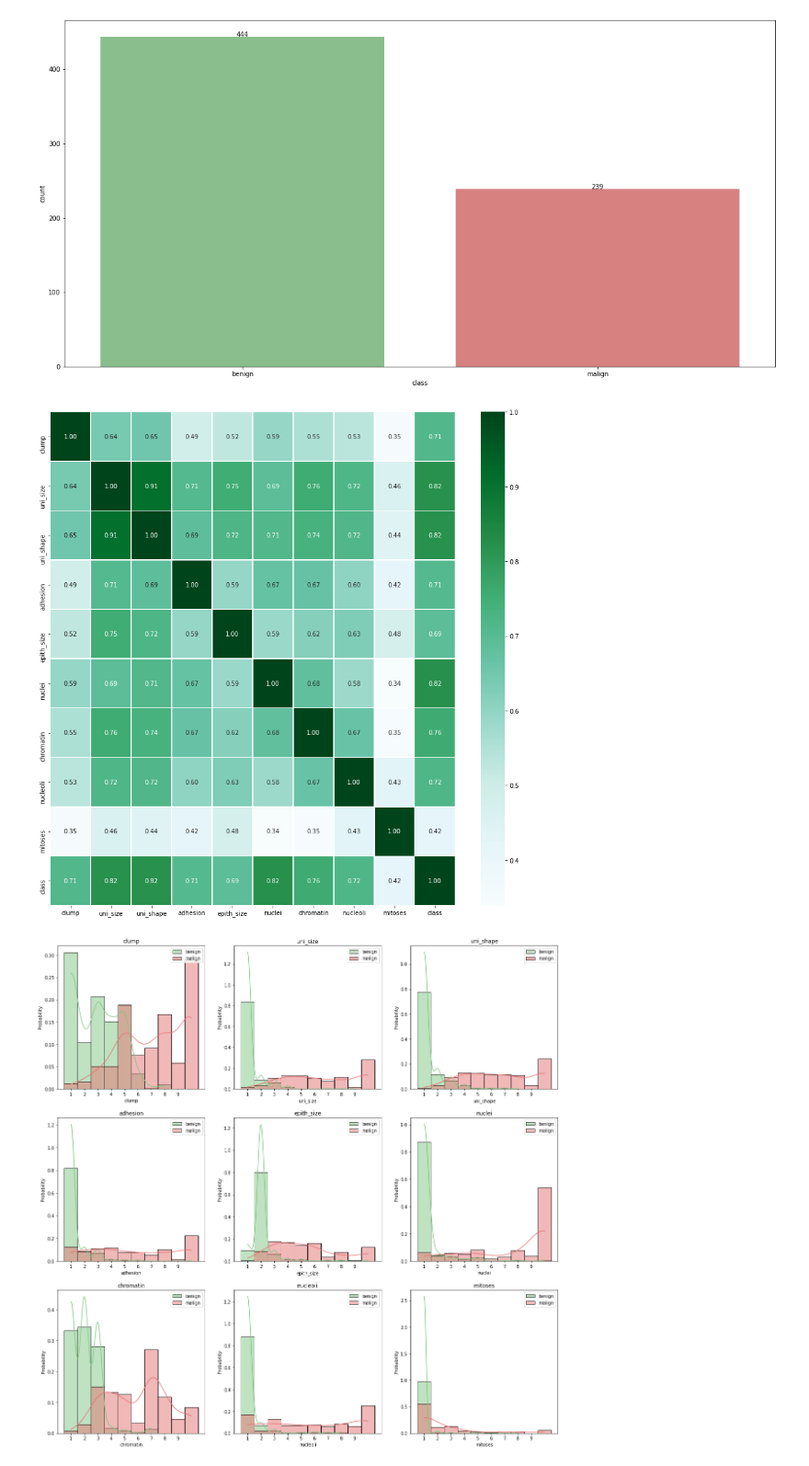
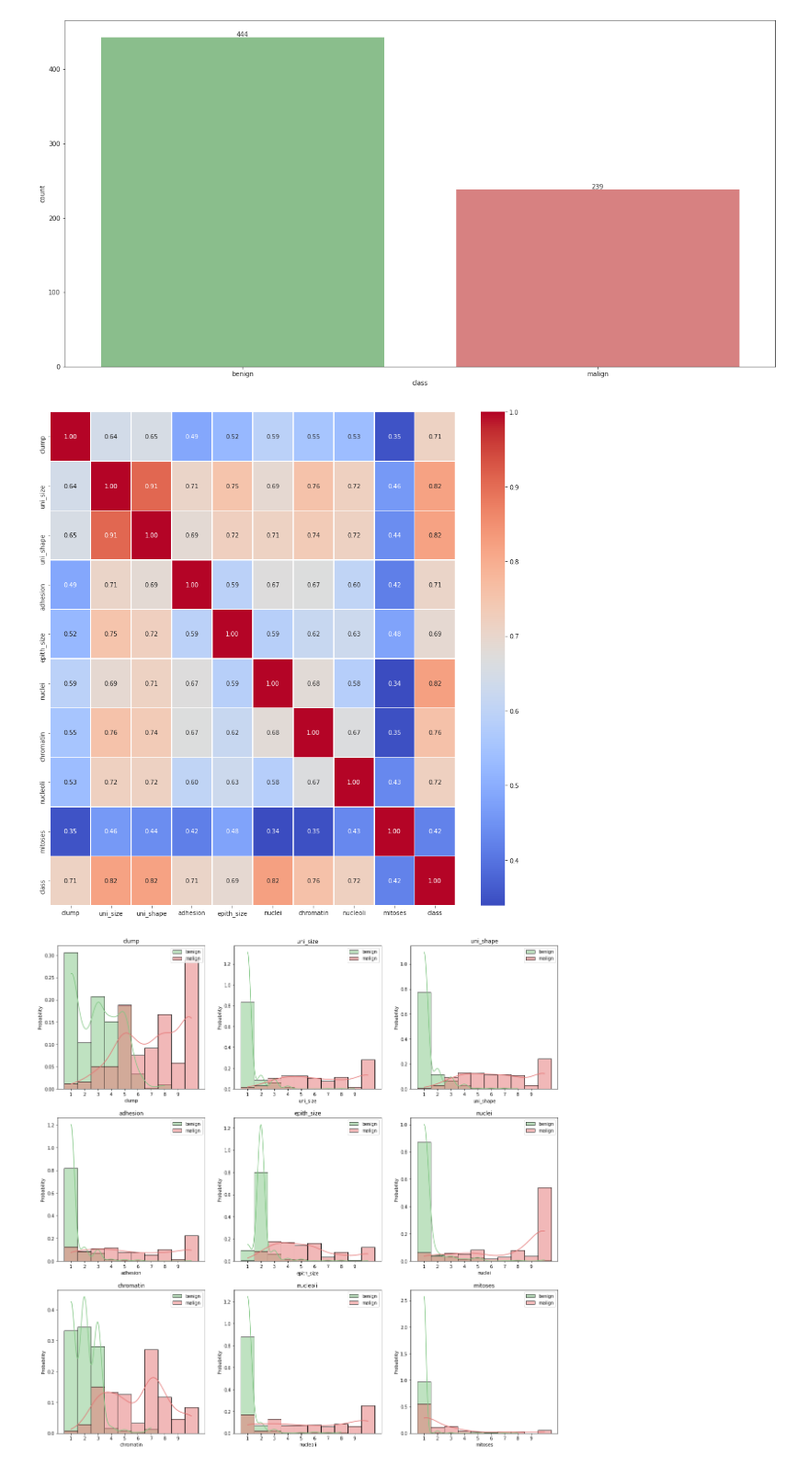
Before and after one commit to Nicordaro/MML, a Jupyter notebook: MML_Thesis.ipynb, the cells around one changed output. Shown: that part at 92% size. Drawn from its saved outputs; the diff is of its cells as text; code cells hidden in the pictures.

```diff
--- a/MML_Thesis.ipynb
+++ b/MML_Thesis.ipynb
@@ -191,9 +205,9 @@ for p in graph.patches:
 [figure]
 # %%
 f,ax = plt.subplots(figsize=(15,15), facecolor="white")
-sns.heatmap(encoded.corr(), annot=True, linewidths=0.5, fmt='.2f', cmap='BuGn', ax=ax);
+sns.heatmap(encoded.corr(), annot=True, linewidths=0.5, fmt='.2f', cmap='coolwarm', ax=ax);
 # %% [output]
-[figure, old version]
+[figure, new version]
 # %%
 plt.subplots(3, 3, figsize = (20, 20), facecolor = "white")
 
```
Also changed, not shown: parts of 17 cells of this notebook.
